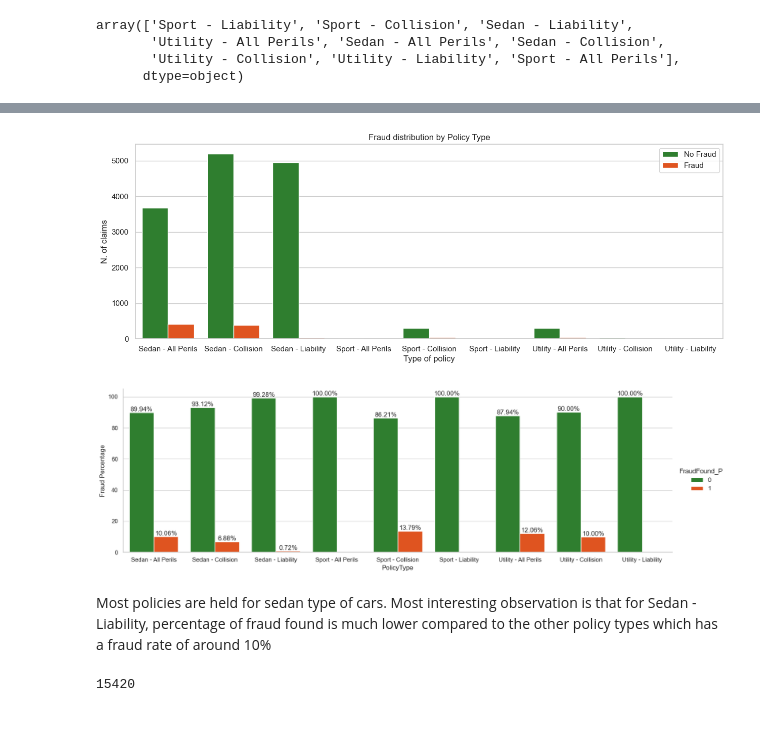
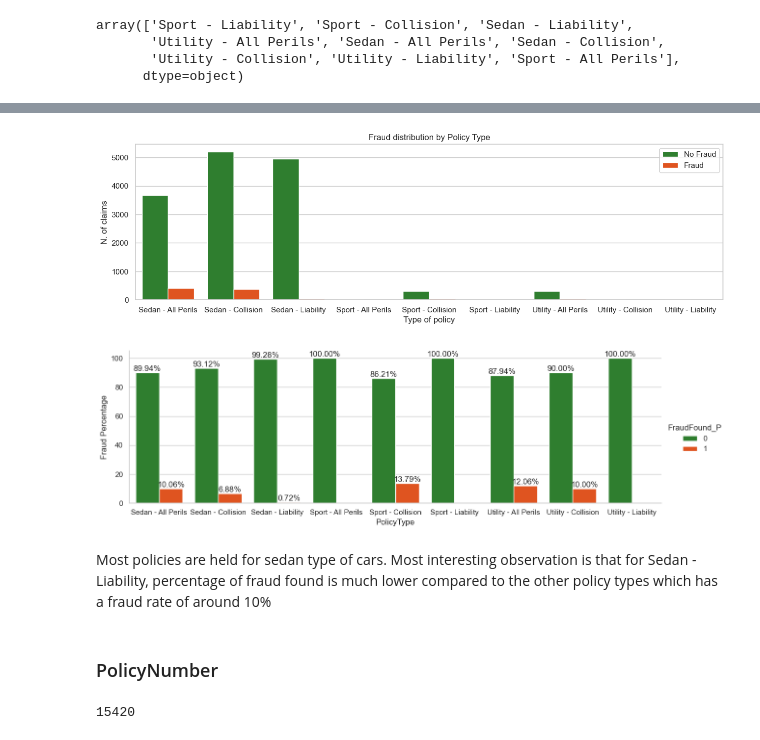
Before and after one commit to lulucopter/dsa4263-fraud-detection, a Jupyter notebook: eda.ipynb, the cells around one changed output, grey strips where cells are left out. Drawn from its saved outputs; the diff is of its cells as text; code cells hidden in the pictures.

```diff
--- a/eda.ipynb
+++ b/eda.ipynb
@@ -254,6 +262,8 @@ WeekOfMonthClaimed [1 4 2 3 5]
 # %%
 #Drop entry where DayOfWeekClaimed = 0
 df = df.loc[df['DayOfWeekClaimed']!='0']
+# %%
+df["Deductible"] = df["Deductible"].astype("object")
 # %%
 df['DayOfWeek']= df['DayOfWeek'].astype('string')
 df['DayOfWeekClaimed']= df['DayOfWeekClaimed'].astype('string')
@@ -916,20 +906,22 @@ sns.countplot(x="PolicyType", data=df, hue="PolicyType", legend=False, order = s
 # %%
-plt.figure(figsize=(15, 5))
+plt.figure(figsize=(15, 4))
 labels = ['No Fraud', 'Fraud']
 sns.countplot(x="PolicyType",hue="FraudFound_P" ,data=df, order = sorted(df["PolicyType"].unique()), palette={0:"forestgreen",1:"orangered"})
 plt.legend(labels)
 plt.title('Fraud distribution by Policy Type')
 plt.xlabel('Type of policy')
 plt.ylabel('N. of claims')
 plt.show()
 # %% [output]
-[figure, old version]
+[figure, new version]
 # %%
-fraud_percentage("PolicyType", height=5, aspect=3)
+fraud_percentage("PolicyType", height=4, aspect=3)
 # %% [output]
-[figure, old version]
+[figure, new version]
 # %% [markdown]
 Most policies are held for sedan type of cars. Most interesting observation is that for Sedan - Liability, percentage of fraud found is much lower compared to the other policy types which has a fraud rate of around 10%
+# %% [markdown]
+### PolicyNumber
 # %%
 df['PolicyNumber'].nunique()
 # %% [output]
```
Also changed, not shown: parts of 36 cells of this notebook.
